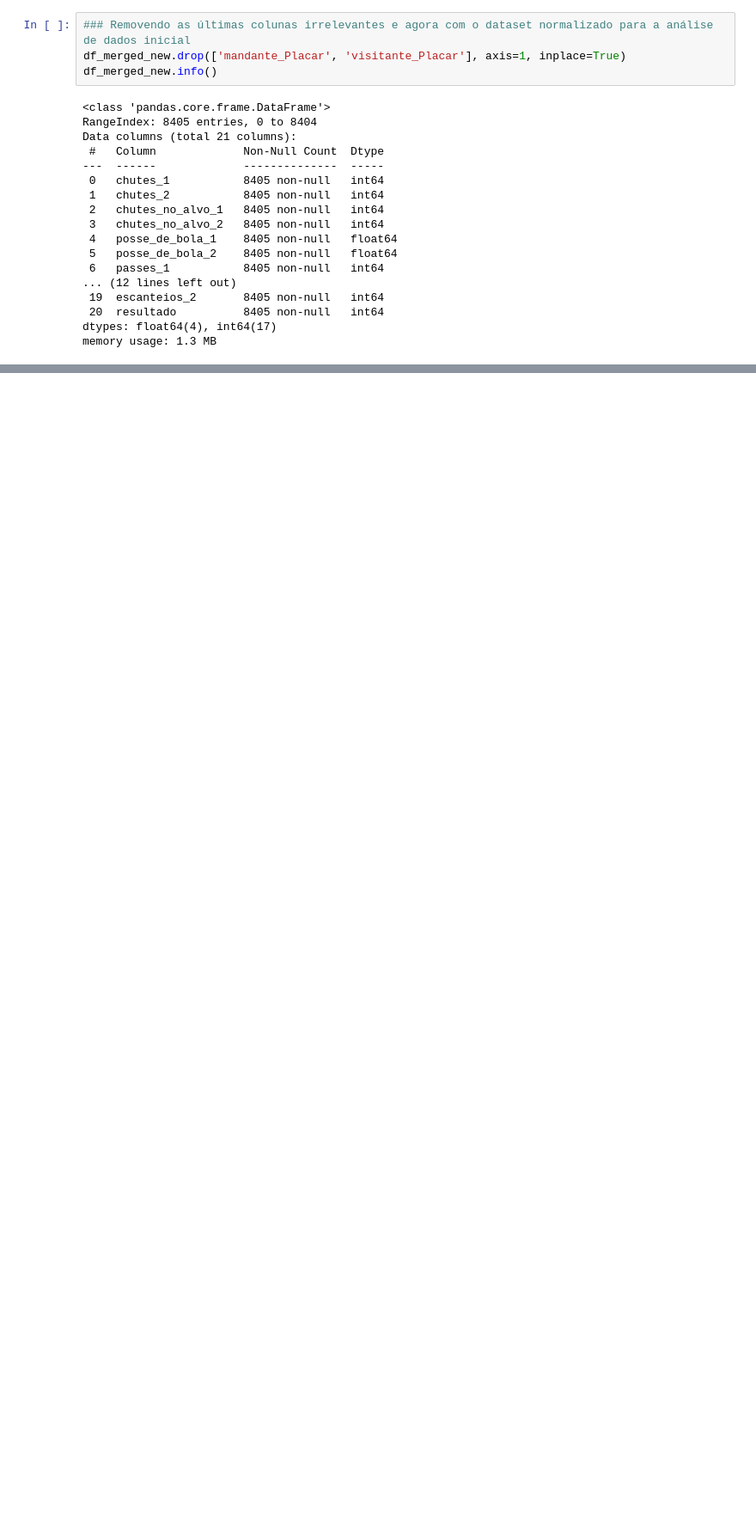
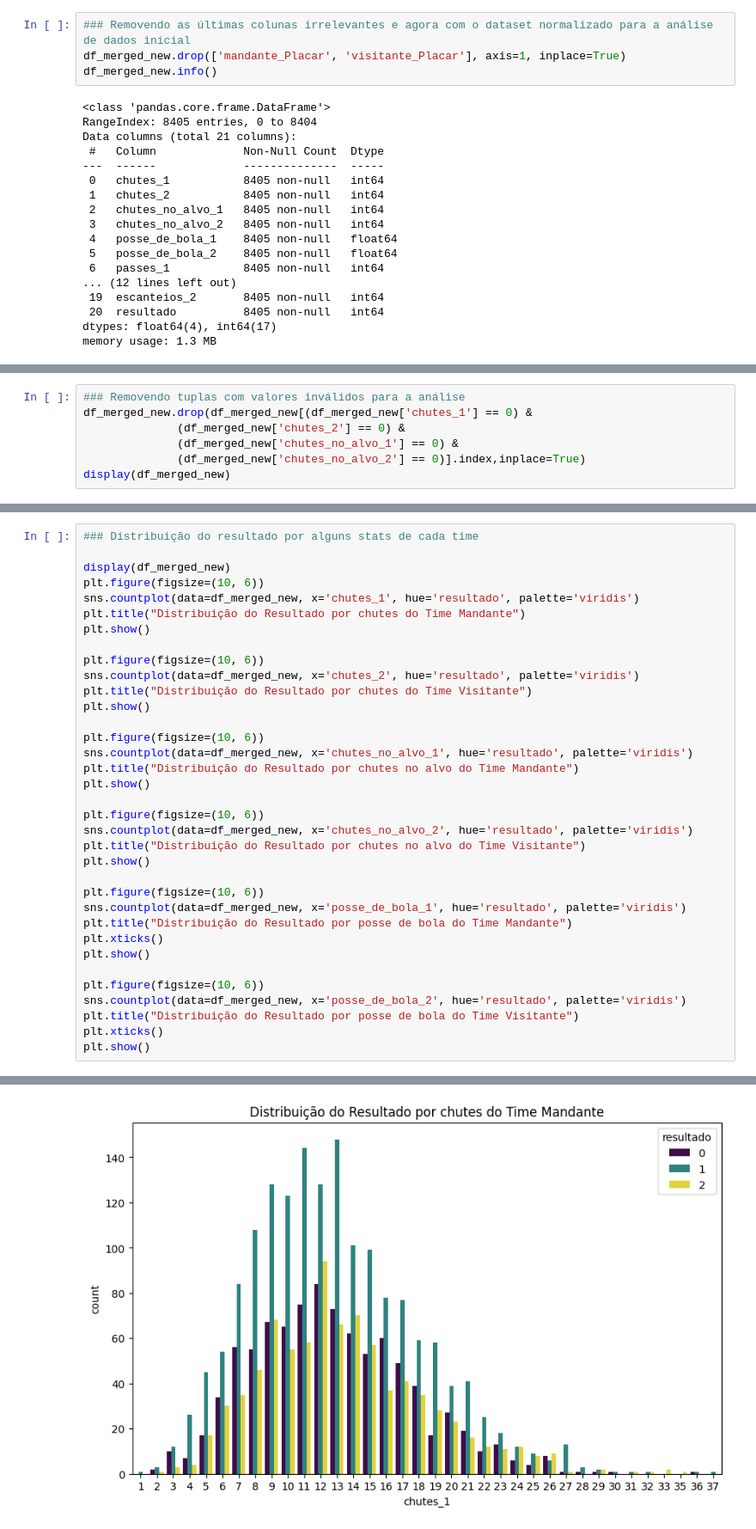
Before and after one commit to ThiagoYure/Data-Science-Brasileirao, a Jupyter notebook: notebooks/eda.ipynb, the cells around one changed output, grey strips where cells are left out. Shown: that part at 86% size. Drawn from its saved outputs; the diff is of its cells as text; blank space fills up the shorter version.

Commit message:
Realizando análise dos dados preparados para entender relações e padrões utilizando gráficos

```diff
--- a/notebooks/eda.ipynb
+++ b/notebooks/eda.ipynb
@@ -336,0 +310,7 @@ for feature in feature_columns:
+# %%
+### Removendo tuplas com valores inválidos para a análise
+df_merged_new.drop(df_merged_new[(df_merged_new['chutes_1'] == 0) &
+              (df_merged_new['chutes_2'] == 0) &
+              (df_merged_new['chutes_no_alvo_1'] == 0) &
+              (df_merged_new['chutes_no_alvo_2'] == 0)].index,inplace=True)
+display(df_merged_new)
@@ -336,0 +331,36 @@ for feature in feature_columns:
+# %%
+### Distribuição do resultado por alguns stats de cada time
+
+display(df_merged_new)
+plt.figure(figsize=(10, 6))
+sns.countplot(data=df_merged_new, x='chutes_1', hue='resultado', palette='viridis')
+plt.title("Distribuição do Resultado por chutes do Time Mandante")
+plt.show()
+
+plt.figure(figsize=(10, 6))
+sns.countplot(data=df_merged_new, x='chutes_2', hue='resultado', palette='viridis')
+plt.title("Distribuição do Resultado por chutes do Time Visitante")
+plt.show()
+
+plt.figure(figsize=(10, 6))
+sns.countplot(data=df_merged_new, x='chutes_no_alvo_1', hue='resultado', palette='viridis')
+plt.title("Distribuição do Resultado por chutes no alvo do Time Mandante")
+plt.show()
+
+plt.figure(figsize=(10, 6))
+sns.countplot(data=df_merged_new, x='chutes_no_alvo_2', hue='resultado', palette='viridis')
+plt.title("Distribuição do Resultado por chutes no alvo do Time Visitante")
+plt.show()
+
+plt.figure(figsize=(10, 6))
+sns.countplot(data=df_merged_new, x='posse_de_bola_1', hue='resultado', palette='viridis')
+plt.title("Distribuição do Resultado por posse de bola do Time Mandante")
+plt.xticks()
+plt.show()
+
+plt.figure(figsize=(10, 6))
+sns.countplot(data=df_merged_new, x='posse_de_bola_2', hue='resultado', palette='viridis')
+plt.title("Distribuição do Resultado por posse de bola do Time Visitante")
+plt.xticks()
+plt.show()
+# %% [output]
@@ -336,0 +380 @@ for feature in feature_columns:
+[figure, added]
```
Also changed, not shown: parts of 5 cells of this notebook.
